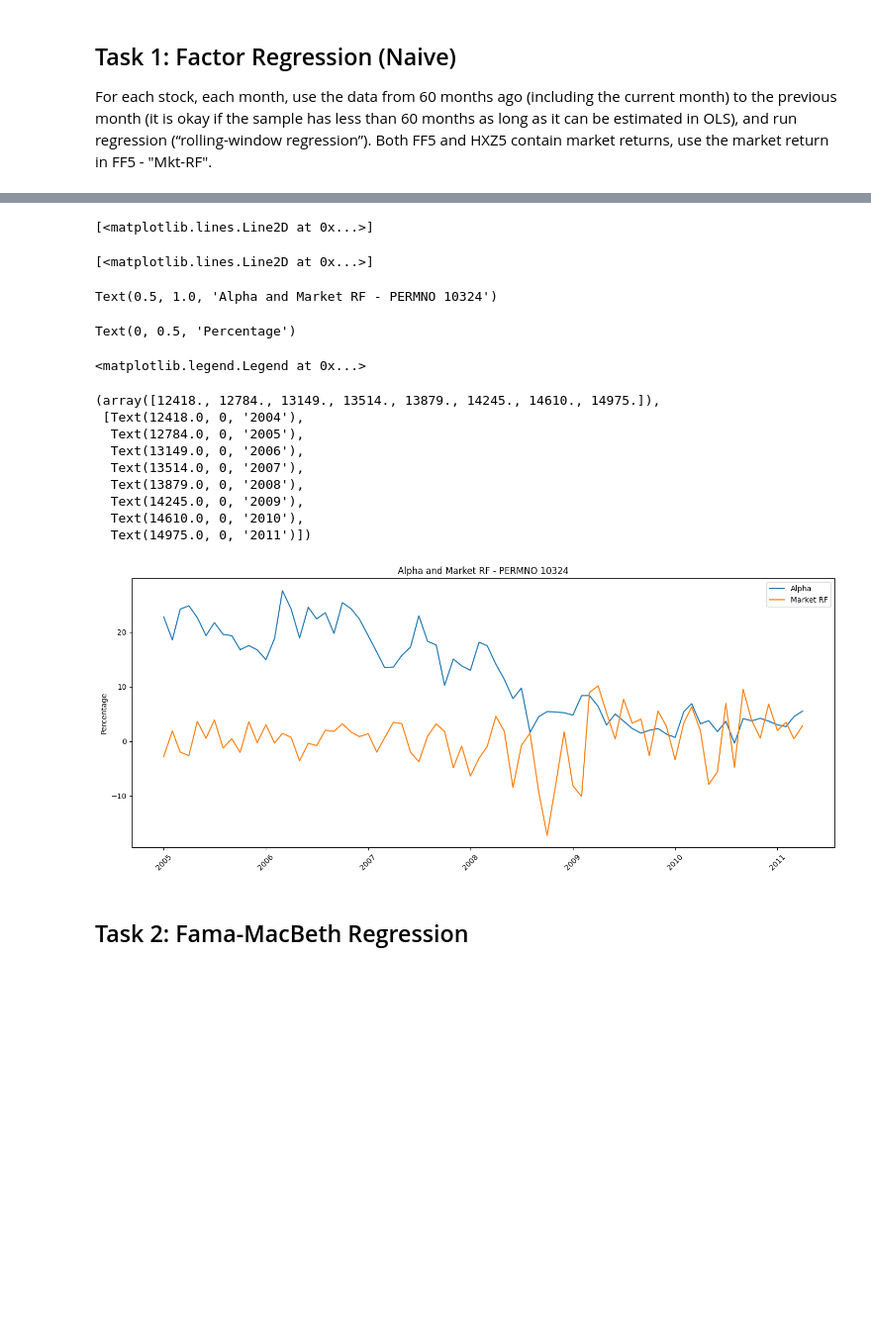
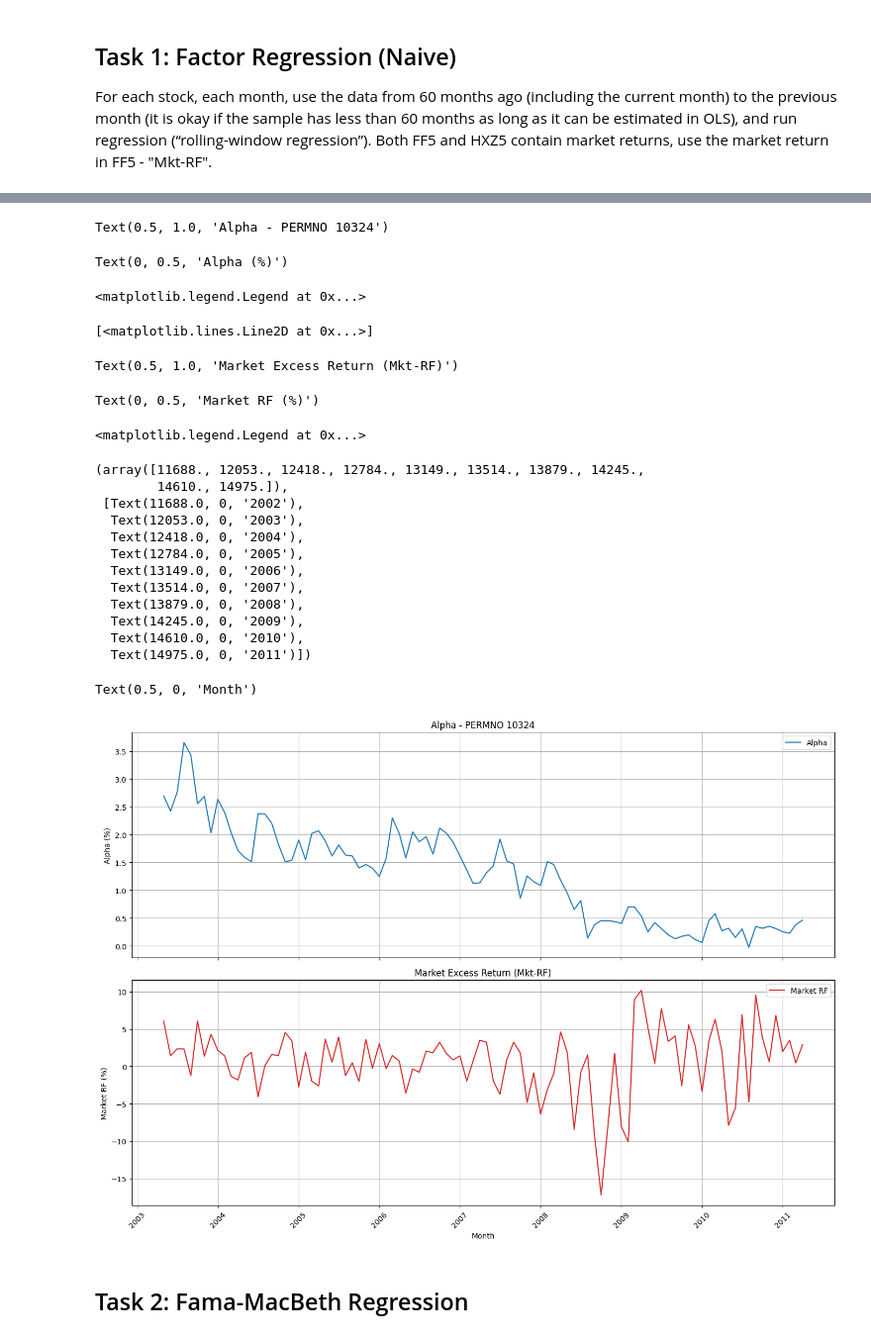
Before and after one commit to yeyechen/HKU-MFIN7034-ML, a Jupyter notebook: coursework_1.ipynb, the cells around one changed output, grey strips where cells are left out. Shown: that part at 99% size. Cells and saved outputs as stored; diff of their text form; code cells hidden in the pictures; blank space fills up the shorter version.

```diff
--- a/coursework_1.ipynb
+++ b/coursework_1.ipynb
@@ -124,9 +122,9 @@ For each stock, each month, use the data from 60 months ago (including the curre
 # merging data
 factor_reg_df = pd.merge(return_df, ff5_df, how='left', on='Month')
 factor_reg_df = pd.merge(factor_reg_df, q5_df, how='left', on='Month')
+factor_reg_df = pd.merge(factor_reg_df, liq_df, how='left', on='Month')
 
 # Both FF5 and HXZ5 contain market returns, use the market return in FF5 - "Mkt-RF"
-# TODO: drop R_F risk free?
 factor_reg_df.drop(columns=['R_MKT', 'R_F', 'RF'], inplace=True)
 # %%
 window_size = 60 # 5 years rolling window
@@ -174,23 +199,36 @@ result_df
 # %%
-# plot
+# Prepare data
 alpha_df = result_df[result_df['PERMNO'] == 10324][['Month', 'const']]
+alpha_df['const'] = alpha_df['const'] * 100  # Convert alpha to percentage
 
-# in percent, and annualise (?)
-alpha_df['const'] = alpha_df['const'] * 100 * 12
+# Merge with Market RF data
 plot_df = pd.merge(
-  alpha_df,
-  ff5_df[['Month', 'Mkt-RF']],
-  on='Month',
-  how='inner'
+    alpha_df,
+    ff5_df[['Month', 'Mkt-RF']],
+    on='Month',
+    how='inner'
 )
 
-plt.figure(figsize=(14, 6))
-plt.plot(plot_df['Month'], plot_df['const'], label='Alpha')
-plt.plot(plot_df['Month'], plot_df['Mkt-RF'], label='Market RF')
-plt.title('Alpha and Market RF - PERMNO 10324')
-plt.ylabel('Percentage')
-plt.legend()
+# Create subplots
+fig, (ax1, ax2) = plt.subplots(2, 1, figsize=(14, 10), sharex=True)
+
+# Plot Alpha
+ax1.plot(plot_df['Month'], plot_df['const'], color='tab:blue', label='Alpha')
+ax1.set_title('Alpha - PERMNO 10324', fontsize=12)
+ax1.set_ylabel('Alpha (%)')
+ax1.legend()
+ax1.grid(True)
+
+# Plot Market RF
+ax2.plot(plot_df['Month'], plot_df['Mkt-RF'], color='tab:red', label='Market RF')
+ax2.set_title('Market Excess Return (Mkt-RF)', fontsize=12)
+ax2.set_ylabel('Market RF (%)')
+ax2.legend()
+ax2.grid(True)
+
+# Formatting
 plt.xticks(rotation=45)
-plt.tight_layout()
+plt.xlabel('Month')
+fig.tight_layout()
 plt.show()
 # %% [output]
@@ -198,18 +236,24 @@ plt.show()
-[<matplotlib.lines.Line2D at 0x...>]
+Text(0.5, 1.0, 'Alpha - PERMNO 10324')
-[<matplotlib.lines.Line2D at 0x...>]
+Text(0, 0.5, 'Alpha (%)')
-Text(0.5, 1.0, 'Alpha and Market RF - PERMNO 10324')
+<matplotlib.legend.Legend at 0x...>
-Text(0, 0.5, 'Percentage')
+[<matplotlib.lines.Line2D at 0x...>]
-<matplotlib.legend.Legend at 0x...>
+Text(0.5, 1.0, 'Market Excess Return (Mkt-RF)')
-(array([12418., 12784., 13149., 13514., 13879., 14245., 14610., 14975.]),
- [Text(12418.0, 0, '2004'),
-  Text(12784.0, 0, '2005'),
-  Text(13149.0, 0, '2006'),
-  Text(13514.0, 0, '2007'),
-  Text(13879.0, 0, '2008'),
-  Text(14245.0, 0, '2009'),
-  Text(14610.0, 0, '2010'),
-  Text(14975.0, 0, '2011')])
+Text(0, 0.5, 'Market RF (%)')
+<matplotlib.legend.Legend at 0x...>
+(array([11688., 12053., 12418., 12784., 13149., 13514., 13879., 14245.,
+        14610., 14975.]),
+ [Text(11688.0, 0, '2002'),
+  Text(12053.0, 0, '2003'),
+  Text(12418.0, 0, '2004'),
+  Text(12784.0, 0, '2005'),
+  Text(13149.0, 0, '2006'),
+  Text(13514.0, 0, '2007'),
+  Text(13879.0, 0, '2008'),
+  Text(14245.0, 0, '2009'),
+  Text(14610.0, 0, '2010'),
+  Text(14975.0, 0, '2011')])
+Text(0.5, 0, 'Month')
-[figure, old version]
+[figure, new version]
 # %% [markdown]
 ## Task 2: Fama-MacBeth Regression
 # %% [markdown]
```
Also changed, not shown: parts of 3 cells of this notebook.
